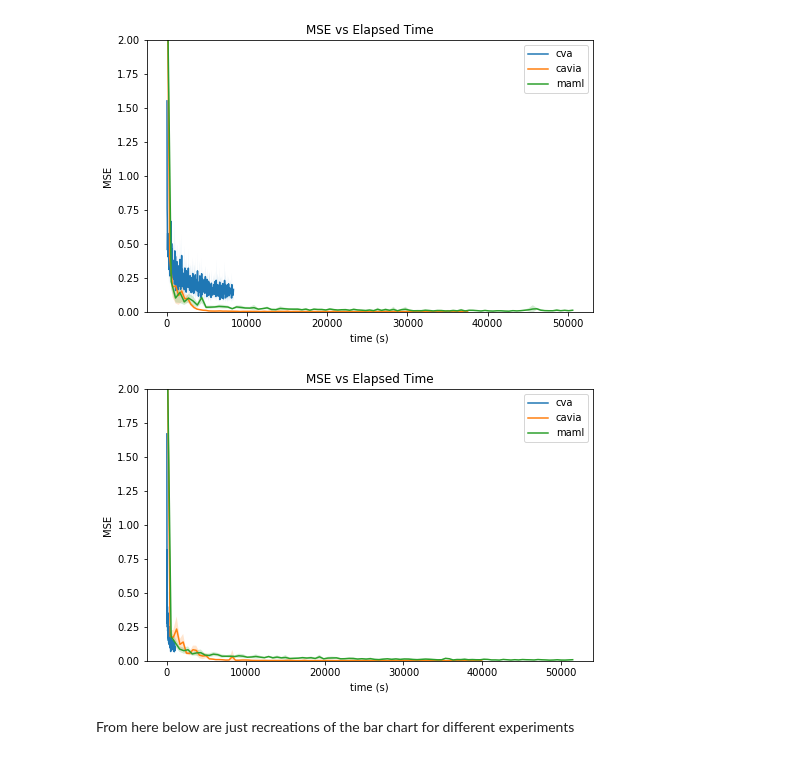
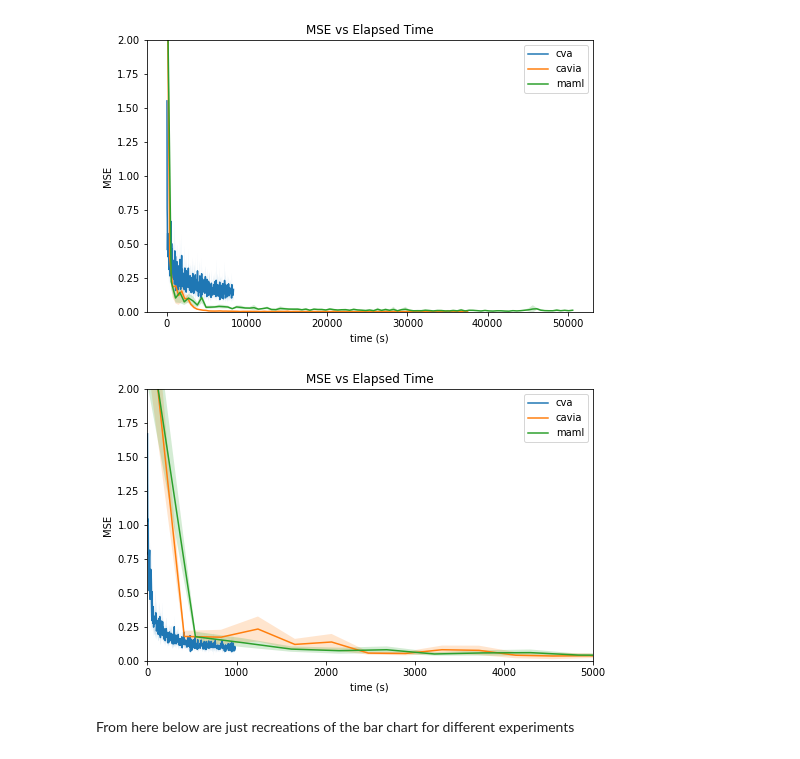
Before and after one commit to JacobTyo/cavia, a Jupyter notebook: regression/notebooks/EasyCompairisonsFinalOptimistic.ipynb, the cells around one changed output. Saved outputs shown, nothing was run; the diff lists cells and outputs as text; code cells hidden in the pictures.

```diff
--- a/regression/notebooks/EasyCompairisonsFinalOptimistic.ipynb
+++ b/regression/notebooks/EasyCompairisonsFinalOptimistic.ipynb
@@ -147,24 +147,24 @@ plt.show()
 # %%
 # plot of performance vs time for the 1000000 case
 # plot the performance of everything
 alpha = 0.2
 numpoints = '10000'
 for lbl in ['cva', 'cavia', 'maml']:
     x, y, s = loggers[lbl][numpoints].training_time, loggers[lbl][numpoints].test_loss, loggers[lbl][numpoints].test_conf
     plt.plot(x, y, label=lbl)
     plt.fill_between(x, y+s, y-s, alpha=alpha)
 
 plt.legend()
 plt.title('MSE vs Elapsed Time')
 plt.ylabel('MSE')
 plt.xlabel('time (s)')
 fig = plt.gcf()
 fig.set_size_inches(8,5)
 plt.ylim(0,2)
-# plt.xlim(-10 ,1500)
+plt.xlim(-10 ,5000)
 plt.show()
 # %% [output]
-[figure, old version]
+[figure, new version]
 # %% [markdown]
 From here below are just recreations of the bar chart for different experiments
 # %%
```
Also changed, not shown: parts of 5 cells of this notebook, 9 other files.
